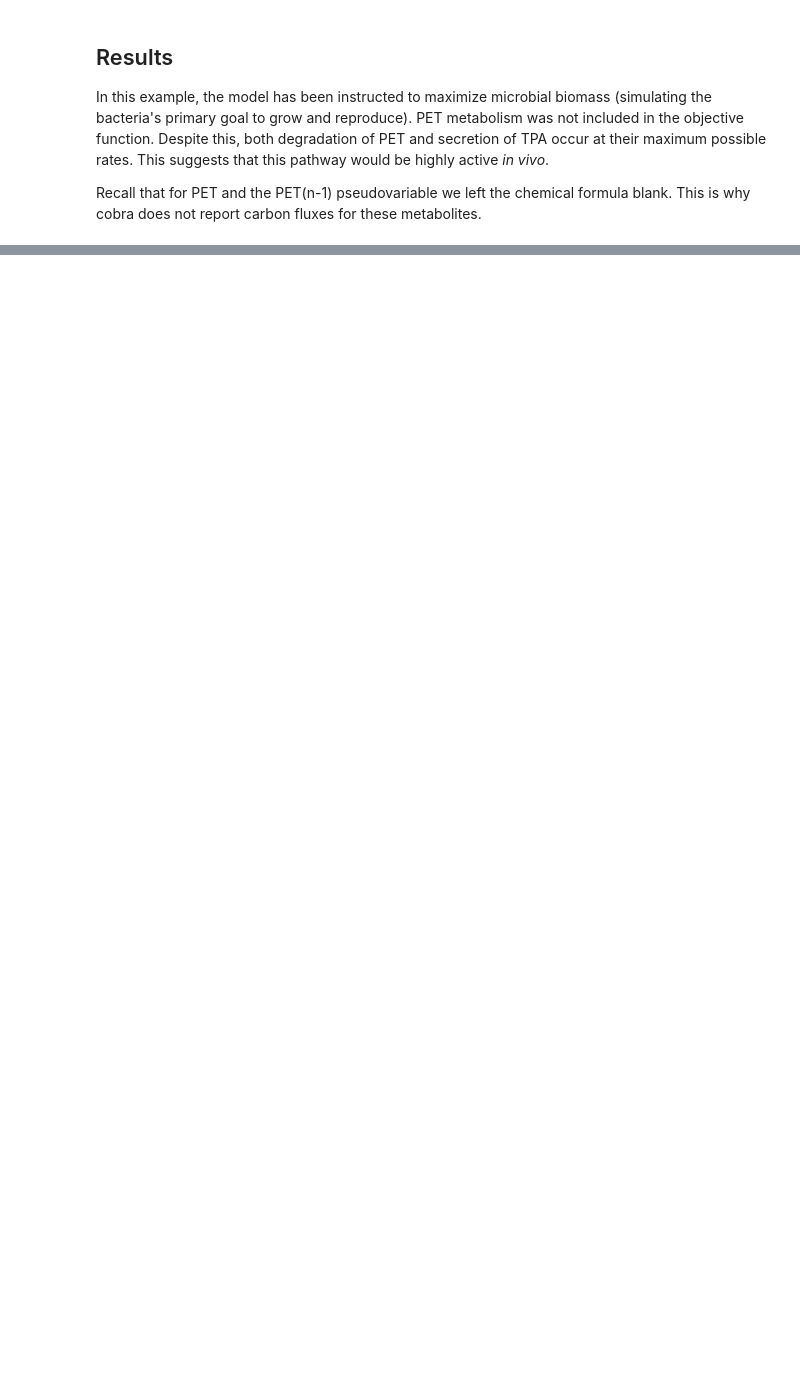
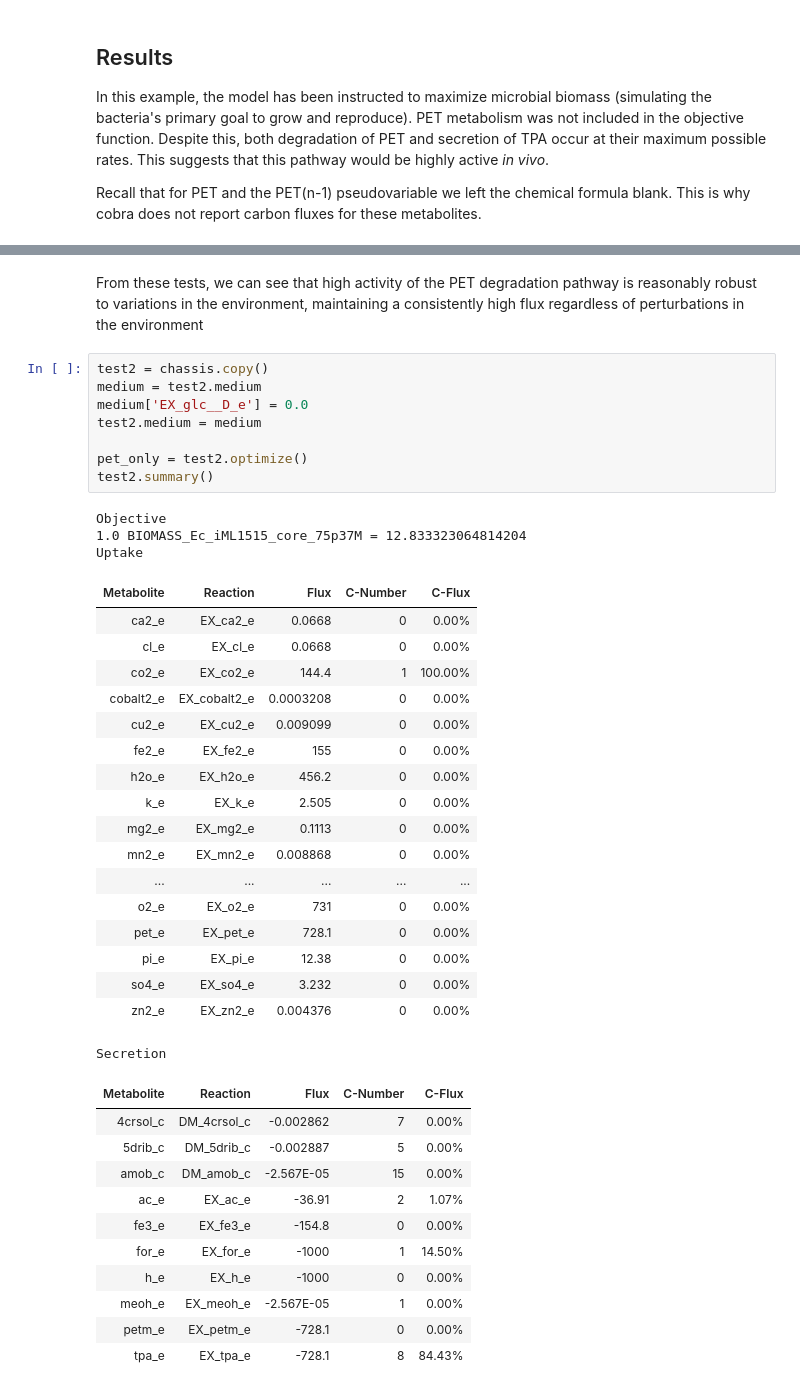
Before and after one commit to evensong/pet_upcycle, a Jupyter notebook: augmented_ecoli.ipynb, the cells around one changed output, grey strips where cells are left out. Drawn from its saved outputs; the diff is of its cells as text; blank space fills up the shorter version.

Commit message:
Added test for robustness against media perturbation

```diff
--- a/augmented_ecoli.ipynb
+++ b/augmented_ecoli.ipynb
@@ -172,0 +222,43 @@ This is why cobra does not report carbon fluxes for these metabolites.
+# %% [markdown]
+From these tests, we can see that high activity of the PET degradation pathway is reasonably robust to variations in the environment, maintaining a consistently high flux regardless of perturbations in the environment
+# %%
+test2 = chassis.copy()
+medium = test2.medium
+medium['EX_glc__D_e'] = 0.0
+test2.medium = medium
+
+pet_only = test2.optimize()
+test2.summary()
+# %% [output]
+Objective
+1.0 BIOMASS_Ec_iML1515_core_75p37M = 12.833323064814204
+Uptake
+| Metabolite | Reaction | Flux | C-Number | C-Flux |
+| ca2_e | EX_ca2_e | 0.0668 | 0 | 0.00% |
+| cl_e | EX_cl_e | 0.0668 | 0 | 0.00% |
+| co2_e | EX_co2_e | 144.4 | 1 | 100.00% |
+| cobalt2_e | EX_cobalt2_e | 0.0003208 | 0 | 0.00% |
+| cu2_e | EX_cu2_e | 0.009099 | 0 | 0.00% |
+| fe2_e | EX_fe2_e | 155 | 0 | 0.00% |
+| h2o_e | EX_h2o_e | 456.2 | 0 | 0.00% |
+| k_e | EX_k_e | 2.505 | 0 | 0.00% |
+| mg2_e | EX_mg2_e | 0.1113 | 0 | 0.00% |
+| mn2_e | EX_mn2_e | 0.008868 | 0 | 0.00% |
+| ... | ... | ... | ... | ... |
+| o2_e | EX_o2_e | 731 | 0 | 0.00% |
+| pet_e | EX_pet_e | 728.1 | 0 | 0.00% |
+| pi_e | EX_pi_e | 12.38 | 0 | 0.00% |
+| so4_e | EX_so4_e | 3.232 | 0 | 0.00% |
+| zn2_e | EX_zn2_e | 0.004376 | 0 | 0.00% |
+Secretion
+| Metabolite | Reaction | Flux | C-Number | C-Flux |
+| 4crsol_c | DM_4crsol_c | -0.002862 | 7 | 0.00% |
+| 5drib_c | DM_5drib_c | -0.002887 | 5 | 0.00% |
+| amob_c | DM_amob_c | -2.567E-05 | 15 | 0.00% |
+| ac_e | EX_ac_e | -36.91 | 2 | 1.07% |
+| fe3_e | EX_fe3_e | -154.8 | 0 | 0.00% |
+| for_e | EX_for_e | -1000 | 1 | 14.50% |
+| h_e | EX_h_e | -1000 | 0 | 0.00% |
+| meoh_e | EX_meoh_e | -2.567E-05 | 1 | 0.00% |
+| petm_e | EX_petm_e | -728.1 | 0 | 0.00% |
+| tpa_e | EX_tpa_e | -728.1 | 8 | 84.43% |
```
Also changed, not shown: parts of 17 cells of this notebook.
